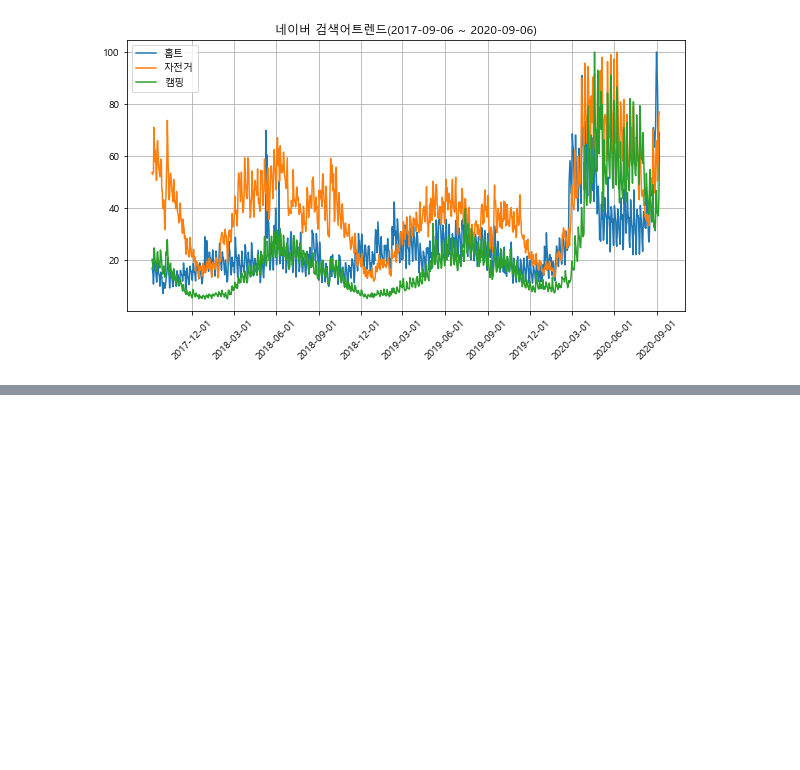
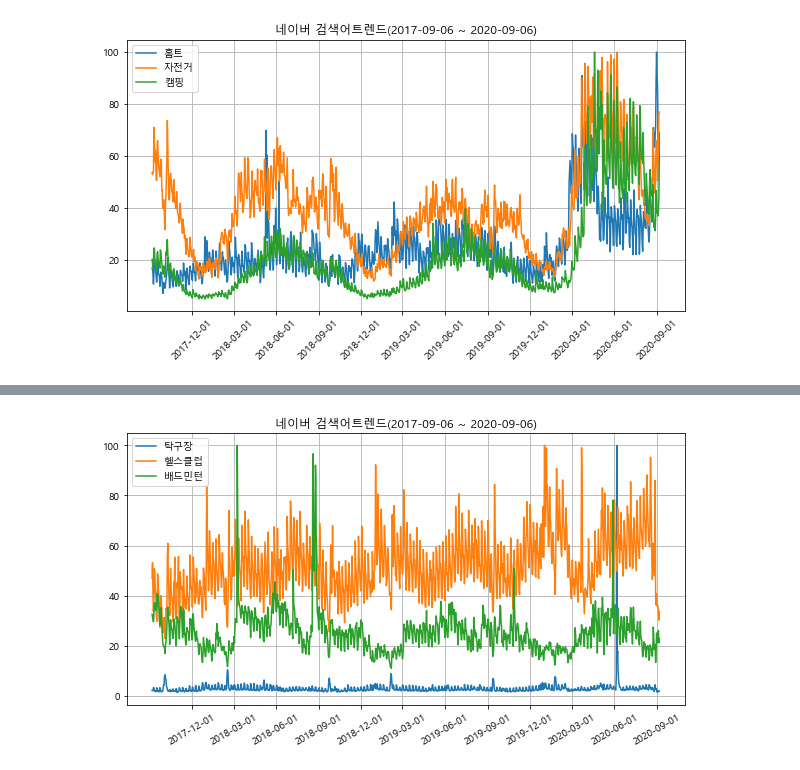
Before and after one commit to limjun92/team8_project, a Jupyter notebook: ssy/naver_trendSearch.ipynb, the cells around one changed output, grey strips where cells are left out. Saved outputs shown, nothing was run; the diff lists cells and outputs as text; code cells hidden in the pictures; blank space fills up the shorter version.

```diff
--- a/ssy/naver_trendSearch.ipynb
+++ b/ssy/naver_trendSearch.ipynb
@@ -135,0 +251,15 @@ plt.show()
+# %%
+plt.plot(x, y4, label='탁구장')
+plt.plot(x, y5, label='헬스클럽')
+plt.plot(x, y6, label='배드민턴')
+
+plt.rcParams["figure.figsize"] = (10,5)
+plt.xticks(x_data)
+plt.xticks(rotation=30)
+plt.title('네이버 검색어트렌드(2017-09-06 ~ 2020-09-06)')
+plt.grid()
+plt.legend()
+plt.savefig('./trendSearch_img/검색어트렌드(탁구장,헬스클럽,배드민턴).png', dpi=300)
+plt.show()
+# %% [output]
+[figure, added]
```
Also changed, not shown: parts of 8 cells of this notebook.
